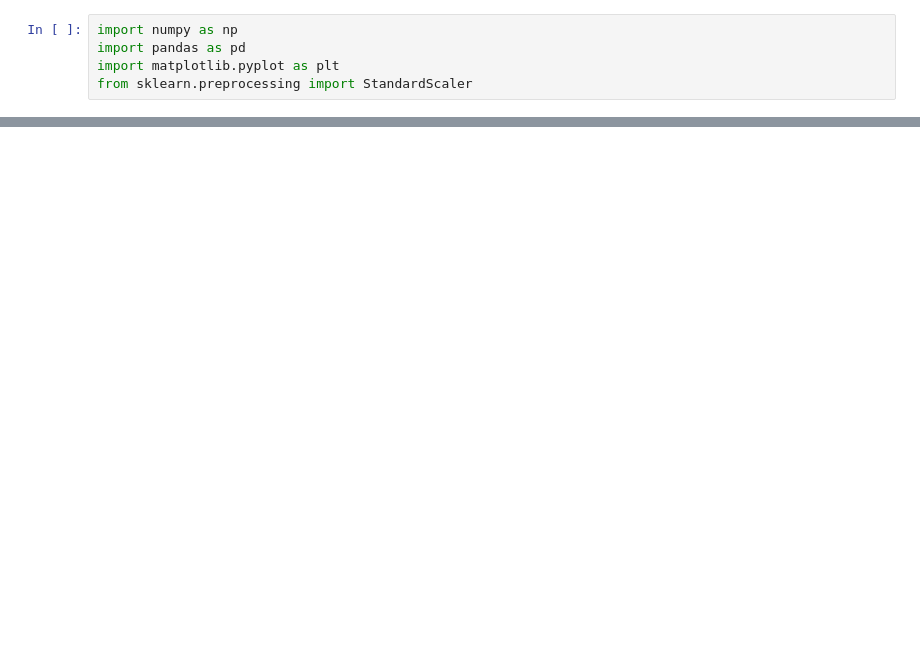
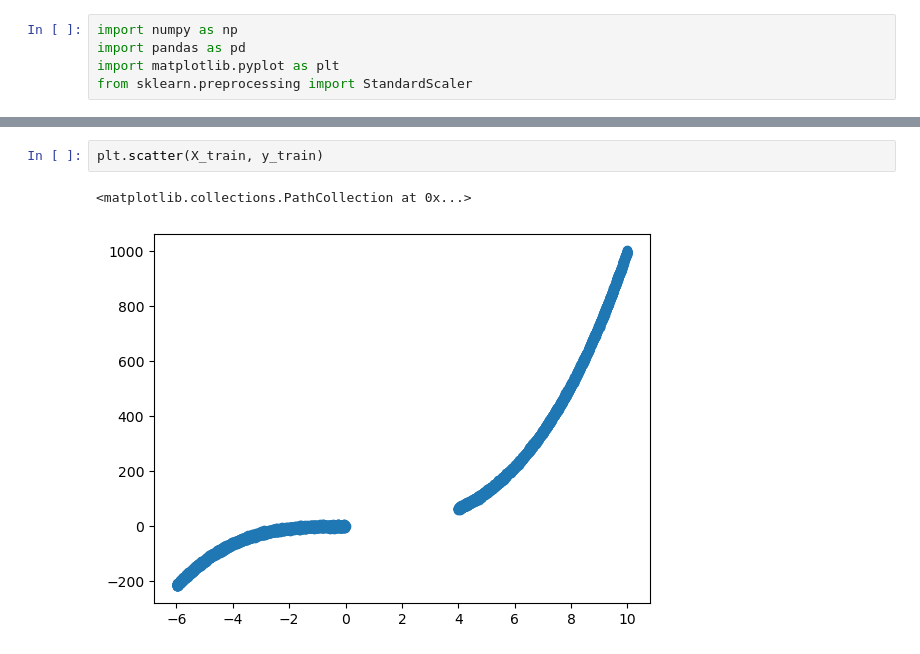
Before and after one commit to ai2es/evidential, a Jupyter notebook: notebooks/regressionCoupled cubed toy data.ipynb, the cells around one changed output, grey strips where cells are left out. Drawn from its saved outputs; the diff is of its cells as text; blank space fills up the shorter version.

```diff
--- a/notebooks/regressionCoupled cubed toy data.ipynb
+++ b/notebooks/regressionCoupled cubed toy data.ipynb
@@ -83 +52,6 @@ TypeError: 'tensorflow.python.framework.ops.EagerTensor' object does not support
+# %%
+plt.scatter(X_train, y_train)
+# %% [output]
+<matplotlib.collections.PathCollection at 0x...>
+[figure, added]
 # %%
```
Also changed, not shown: parts of 12 cells of this notebook, 3 other files.
